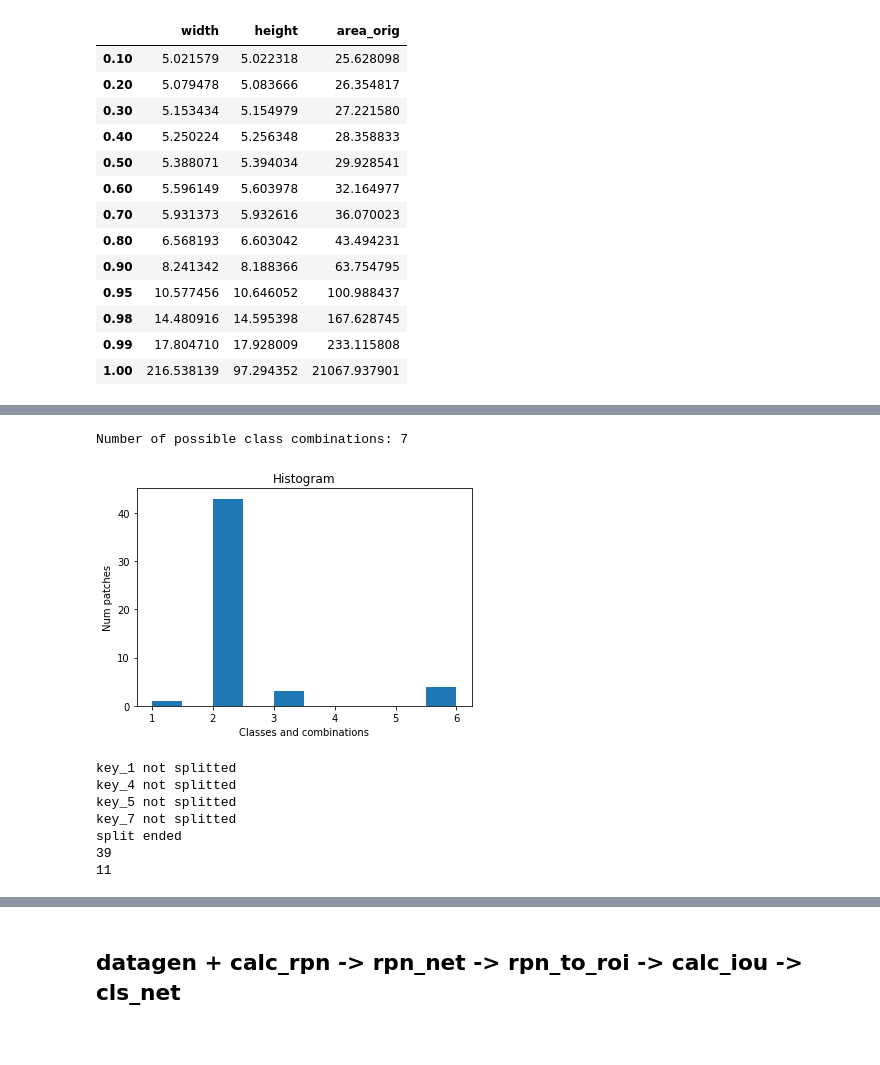
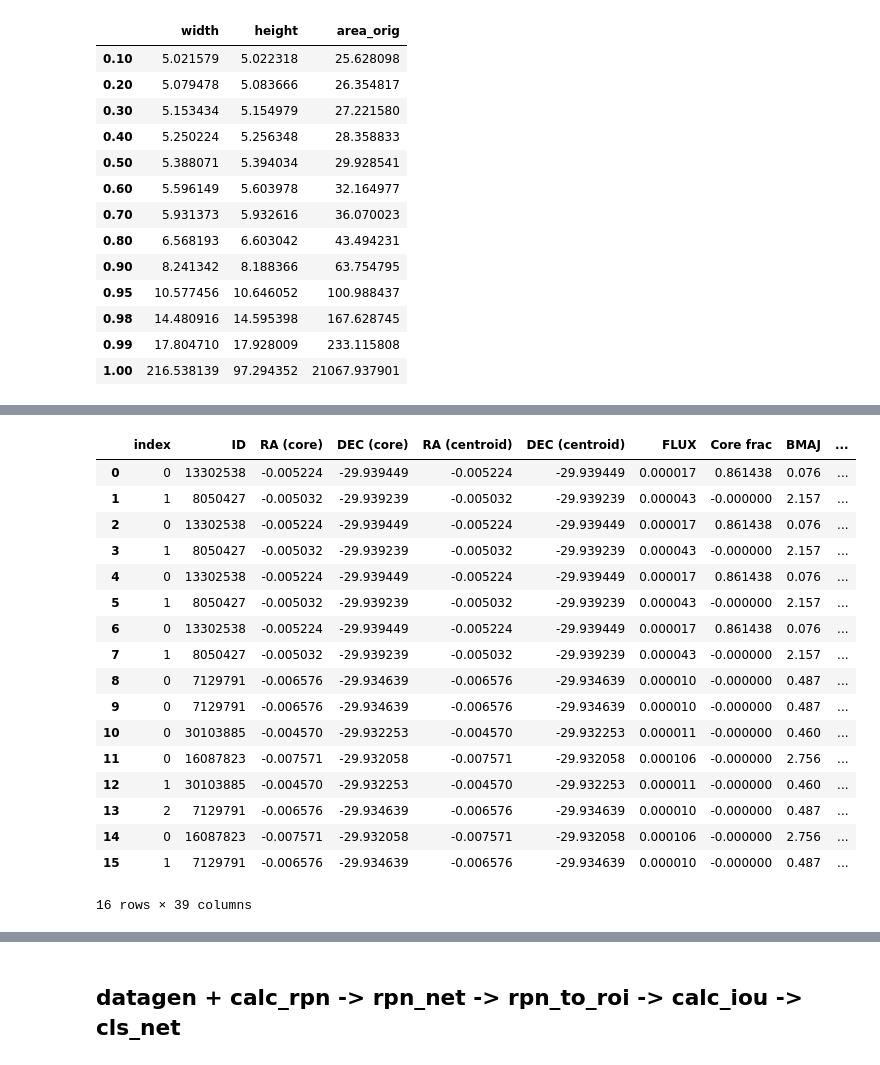
Before and after one commit to Lorenz92/SKADC1, a Jupyter notebook: main_7aff869.ipynb, the cells around one changed output, grey strips where cells are left out. Cells and saved outputs as stored; diff of their text form; code cells hidden in the pictures.

Commit message:
Added resampling ROI in train.py + retrieve patches method in dataset + split_train_val method in dataset.

```diff
--- a/main_7aff869.ipynb
+++ b/main_7aff869.ipynb
@@ -133,5 +148,21 @@ Max gray level value =  47.0
-# %%
-ska_dataset.analyze_class_distribution()
-# %% [output]
-Number of possible class combinations: 7
-[figure, removed]
+# %%
+ska_dataset.proc_train_df.head(30)
+# %% [output]
+|  | index | ID | RA (core) | DEC (core) | RA (centroid) | DEC (centroid) | FLUX | Core frac | BMAJ | ... |
+| 0 | 0 | 13302538 | -0.005224 | -29.939449 | -0.005224 | -29.939449 | 0.000017 | 0.861438 | 0.076 | ... |
+| 1 | 1 | 8050427 | -0.005032 | -29.939239 | -0.005032 | -29.939239 | 0.000043 | -0.000000 | 2.157 | ... |
+| 2 | 0 | 13302538 | -0.005224 | -29.939449 | -0.005224 | -29.939449 | 0.000017 | 0.861438 | 0.076 | ... |
+| 3 | 1 | 8050427 | -0.005032 | -29.939239 | -0.005032 | -29.939239 | 0.000043 | -0.000000 | 2.157 | ... |
+| 4 | 0 | 13302538 | -0.005224 | -29.939449 | -0.005224 | -29.939449 | 0.000017 | 0.861438 | 0.076 | ... |
+| 5 | 1 | 8050427 | -0.005032 | -29.939239 | -0.005032 | -29.939239 | 0.000043 | -0.000000 | 2.157 | ... |
+| 6 | 0 | 13302538 | -0.005224 | -29.939449 | -0.005224 | -29.939449 | 0.000017 | 0.861438 | 0.076 | ... |
+| 7 | 1 | 8050427 | -0.005032 | -29.939239 | -0.005032 | -29.939239 | 0.000043 | -0.000000 | 2.157 | ... |
+| 8 | 0 | 7129791 | -0.006576 | -29.934639 | -0.006576 | -29.934639 | 0.000010 | -0.000000 | 0.487 | ... |
+| 9 | 0 | 7129791 | -0.006576 | -29.934639 | -0.006576 | -29.934639 | 0.000010 | -0.000000 | 0.487 | ... |
+| 10 | 0 | 30103885 | -0.004570 | -29.932253 | -0.004570 | -29.932253 | 0.000011 | -0.000000 | 0.460 | ... |
+| 11 | 0 | 16087823 | -0.007571 | -29.932058 | -0.007571 | -29.932058 | 0.000106 | -0.000000 | 2.756 | ... |
+| 12 | 1 | 30103885 | -0.004570 | -29.932253 | -0.004570 | -29.932253 | 0.000011 | -0.000000 | 0.460 | ... |
+| 13 | 2 | 7129791 | -0.006576 | -29.934639 | -0.006576 | -29.934639 | 0.000010 | -0.000000 | 0.487 | ... |
+| 14 | 0 | 16087823 | -0.007571 | -29.932058 | -0.007571 | -29.932058 | 0.000106 | -0.000000 | 2.756 | ... |
+| 15 | 1 | 7129791 | -0.006576 | -29.934639 | -0.006576 | -29.934639 | 0.000010 | -0.000000 | 0.487 | ... |
+16 rows × 39 columns
@@ -138,16 +171,8 @@ Number of possible class combinations: 7
 # %%
-ska_dataset.split_train_val_stratified(random_state=42, val_portion=0.2)
+# ska_dataset.split_train_val_stratified(random_state=42, val_portion=0.2)
 
-print(len(ska_dataset.train_patch_list))
-print(len(ska_dataset.val_patch_list))
+# print(len(ska_dataset.train_patch_list))
+# print(len(ska_dataset.val_patch_list))
-# %% [output]
-key_1 not splitted
-key_4 not splitted
-key_5 not splitted
-key_7 not splitted
-split ended
-39
-11
 # %%
 ska_dataset.split_train_val(random_state=42, val_portion=0.2)
 # %% [output]
```
Also changed, not shown: parts of 18 cells of this notebook, 5 other files.
